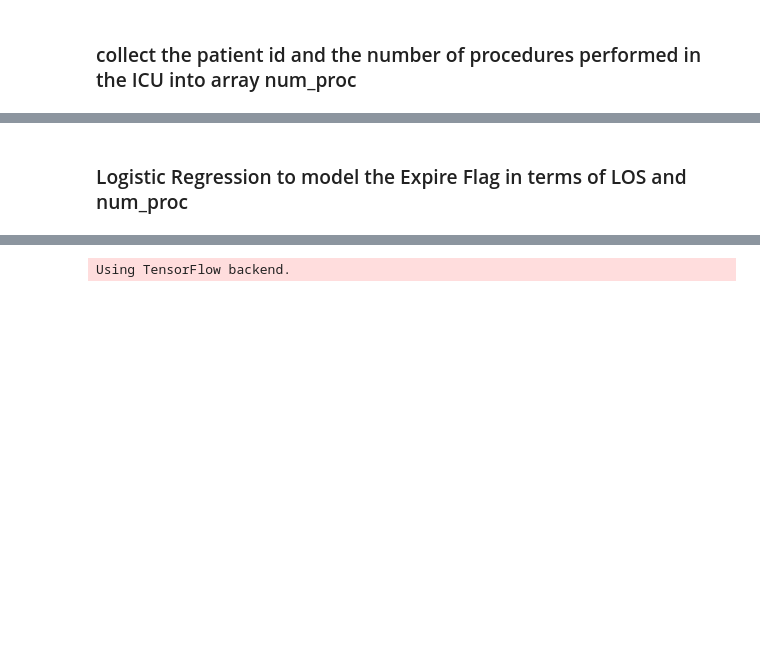
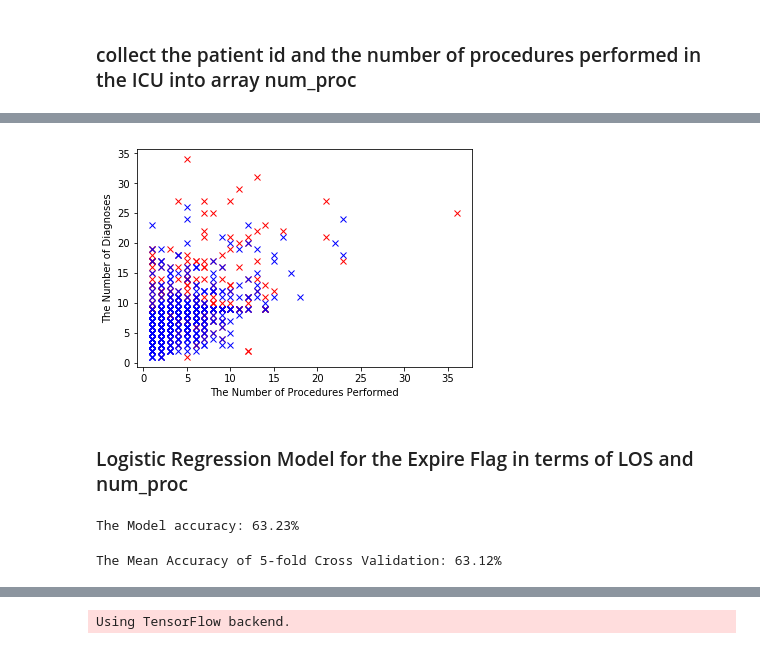
Before and after one commit to tessue/The-Data-Incubator-Challenge, a Jupyter notebook: dataIncu.ipynb, the cells around one changed output, grey strips where cells are left out. Cells and saved outputs as stored; diff of their text form; code cells hidden in the pictures; blank space fills up the shorter version.

```diff
--- a/dataIncu.ipynb
+++ b/dataIncu.ipynb
@@ -92,2 +221,19 @@ plt.show()
+# %%
+survived_index = []
+deceased_index = []
+for i in range(len(dataset[:,0])) :
+    if (dataset[i,1] == 0) :
+        survived_index.append(i)
+    else :
+        deceased_index.append(i)
+
+survived = np.delete(dataset, deceased_index, 0)
+deceased = np.delete(dataset, survived_index, 0)
+plt.plot(deceased[:,3],deceased[:,4], 'rx', survived[:,3],survived[:,4], 'bx')
+plt.xlabel('The Number of Procedures Performed')
+plt.ylabel('The Number of Diagnoses')
+plt.show()
+# %% [output]
+[figure, added]
 # %% [markdown]
-### Logistic Regression to model the Expire Flag in terms of LOS and num_proc
+### Logistic Regression Model for the Expire Flag in terms of LOS and num_proc
@@ -93,0 +248,15 @@ plt.show()
+# %%
+# create and train a logistic regression model
+model = LogisticRegression()
+model = model.fit(X, Y)
+
+# the accuracy on the training set
+print("The Model accuracy: %.2f%%" %(model.score(X, Y)*100))
+# %% [output]
+The Model accuracy: 63.23%
+# %%
+# evaluate the model using 5-fold cross-validation
+scores = cross_val_score(LogisticRegression(), X, Y, scoring='accuracy', cv=5)
+print ("The Mean Accuracy of 5-fold Cross Validation: %.2f%%" %(scores.mean()*100))
+# %% [output]
+The Mean Accuracy of 5-fold Cross Validation: 63.12%
```
Also changed, not shown: parts of 32 cells of this notebook.
